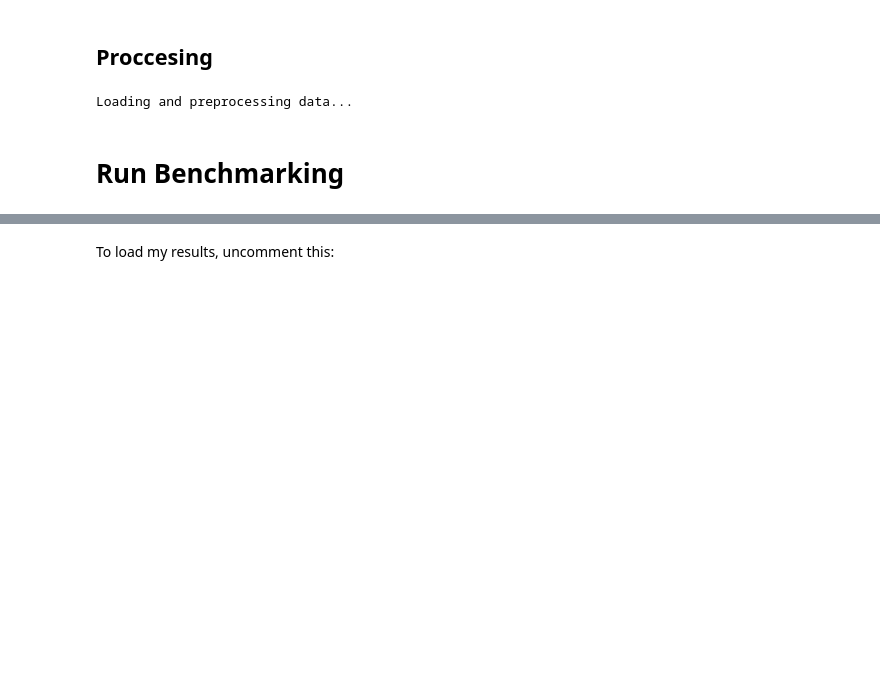
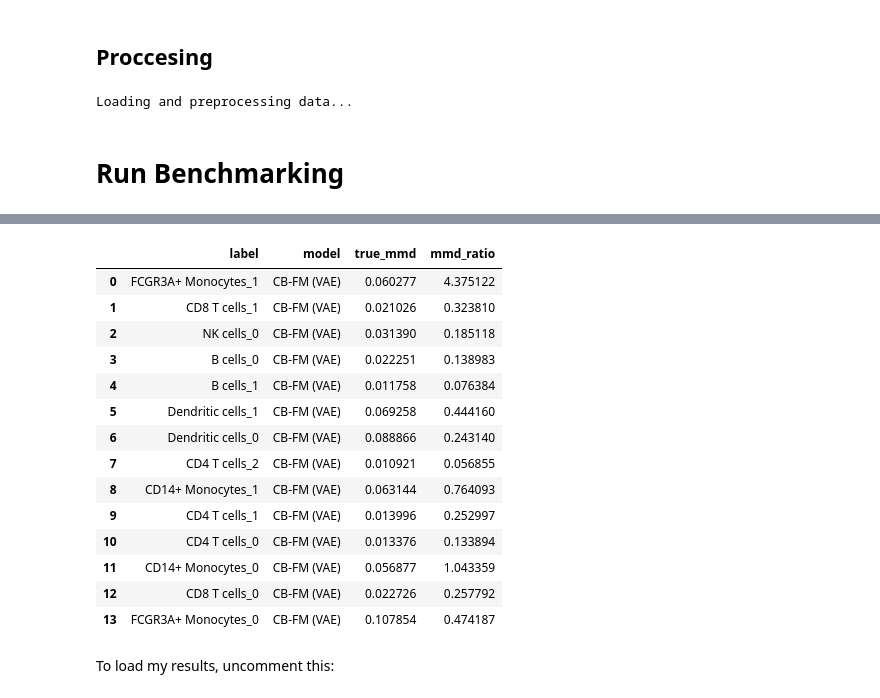
Before and after one commit to almaan/scCBGM, a Jupyter notebook: notebooks/analysis/kang_zero_shot_subtype_benchmark.ipynb, the cells around one changed output, grey strips where cells are left out. Drawn from its saved outputs; the diff is of its cells as text; code cells hidden in the pictures; blank space fills up the shorter version.

```diff
--- a/notebooks/analysis/kang_zero_shot_subtype_benchmark.ipynb
+++ b/notebooks/analysis/kang_zero_shot_subtype_benchmark.ipynb
@@ -409,5 +646,7 @@ adata.obs['L2_stim'] = [l1_ctype + '_' + stim for l1_ctype, stim in zip(adata.ob
 Loading and preprocessing data...
 # %% [markdown]
 # Run Benchmarking
+# %%
+df_original = pd.read_csv("/braid/havivd/scgen/kang_zero_shot_benchmark_results.csv")
 # %%
 cell_labels =  list(set(adata.obs['cell_types_L2']))
@@ -546,6 +833,24 @@ for model_name, metrics in benchmark_results.items():
         })
 
 df = pd.DataFrame(long_form_data)
+# %%
+df
+# %% [output]
+|  | label | model | true_mmd | mmd_ratio |
+| 0 | FCGR3A+ Monocytes_1 | CB-FM (VAE) | 0.060277 | 4.375122 |
+| 1 | CD8 T cells_1 | CB-FM (VAE) | 0.021026 | 0.323810 |
+| 2 | NK cells_0 | CB-FM (VAE) | 0.031390 | 0.185118 |
+| 3 | B cells_0 | CB-FM (VAE) | 0.022251 | 0.138983 |
+| 4 | B cells_1 | CB-FM (VAE) | 0.011758 | 0.076384 |
+| 5 | Dendritic cells_1 | CB-FM (VAE) | 0.069258 | 0.444160 |
+| 6 | Dendritic cells_0 | CB-FM (VAE) | 0.088866 | 0.243140 |
+| 7 | CD4 T cells_2 | CB-FM (VAE) | 0.010921 | 0.056855 |
+| 8 | CD14+ Monocytes_1 | CB-FM (VAE) | 0.063144 | 0.764093 |
+| 9 | CD4 T cells_1 | CB-FM (VAE) | 0.013996 | 0.252997 |
+| 10 | CD4 T cells_0 | CB-FM (VAE) | 0.013376 | 0.133894 |
+| 11 | CD14+ Monocytes_0 | CB-FM (VAE) | 0.056877 | 1.043359 |
+| 12 | CD8 T cells_0 | CB-FM (VAE) | 0.022726 | 0.257792 |
+| 13 | FCGR3A+ Monocytes_0 | CB-FM (VAE) | 0.107854 | 0.474187 |
 # %% [markdown]
 To load my results, uncomment this:
 # %%
```
Also changed, not shown: parts of 58 cells of this notebook, 5 other files.
